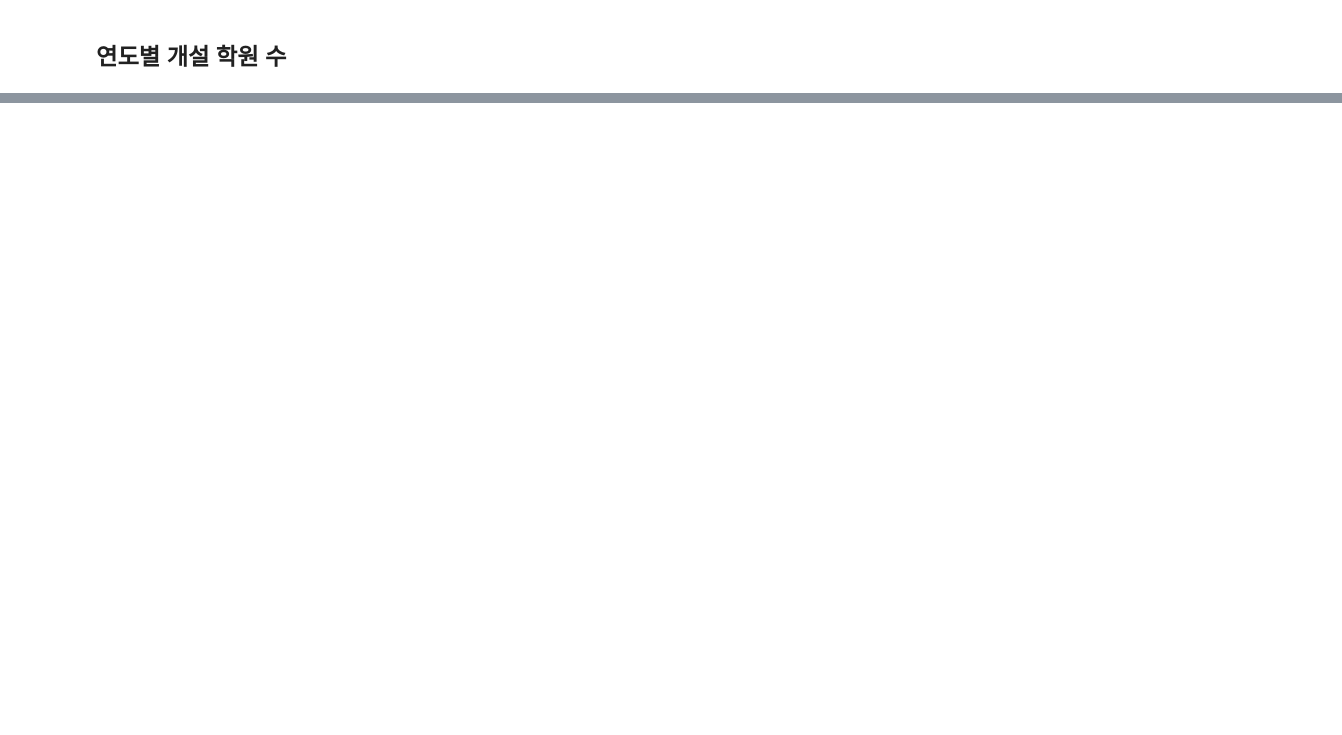
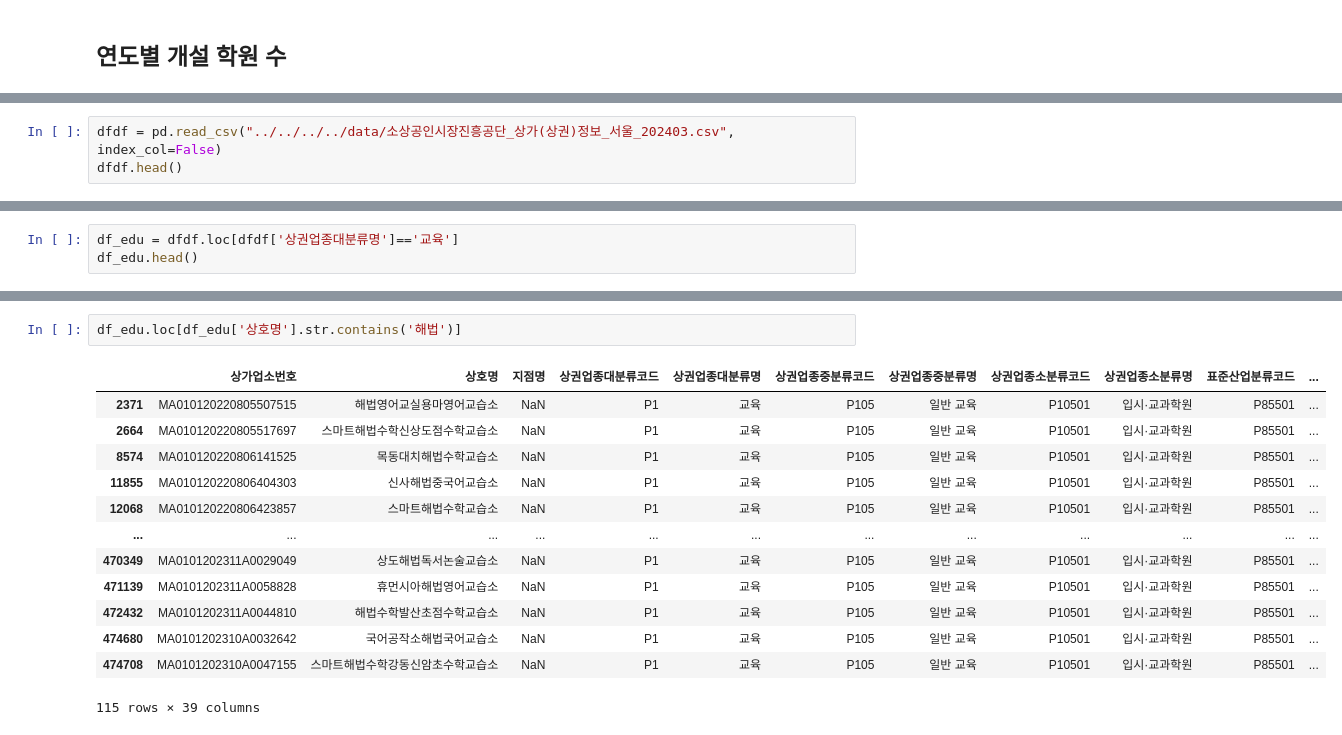
Before and after one commit to YoonseokChoi/EdTech, a Jupyter notebook: Data Analysis/Toy Projects/서울시 학원 교습소 분석/서울시 학원 교습소 분석.ipynb, the cells around one changed output, grey strips where cells are left out. Saved outputs shown, nothing was run; the diff lists cells and outputs as text; blank space fills up the shorter version.

```diff
--- a/Data Analysis/Toy Projects/서울시 학원 교습소 분석/서울시 학원 교습소 분석.ipynb
+++ b/Data Analysis/Toy Projects/서울시 학원 교습소 분석/서울시 학원 교습소 분석.ipynb
@@ -167,0 +153,3 @@ _=plt.title("< 연도별 개설된 해법학원 >")
+# %%
+dfdf = pd.read_csv("../../../../data/소상공인시장진흥공단_상가(상권)정보_서울_202403.csv", index_col=False)
+dfdf.head()
@@ -167,0 +179,3 @@ _=plt.title("< 연도별 개설된 해법학원 >")
+# %%
+df_edu = dfdf.loc[dfdf['상권업종대분류명']=='교육']
+df_edu.head()
@@ -167,0 +221,16 @@ _=plt.title("< 연도별 개설된 해법학원 >")
+# %%
+df_edu.loc[df_edu['상호명'].str.contains('해법')]
+# %% [output]
+|  | 상가업소번호 | 상호명 | 지점명 | 상권업종대분류코드 | 상권업종대분류명 | 상권업종중분류코드 | 상권업종중분류명 | 상권업종소분류코드 | 상권업종소분류명 | 표준산업분류코드 | ... |
+| 2371 | MA010120220805507515 | 해법영어교실용마영어교습소 | NaN | P1 | 교육 | P105 | 일반 교육 | P10501 | 입시·교과학원 | P85501 | ... |
+| 2664 | MA010120220805517697 | 스마트해법수학신상도점수학교습소 | NaN | P1 | 교육 | P105 | 일반 교육 | P10501 | 입시·교과학원 | P85501 | ... |
+| 8574 | MA010120220806141525 | 목동대치해법수학교습소 | NaN | P1 | 교육 | P105 | 일반 교육 | P10501 | 입시·교과학원 | P85501 | ... |
+| 11855 | MA010120220806404303 | 신사해법중국어교습소 | NaN | P1 | 교육 | P105 | 일반 교육 | P10501 | 입시·교과학원 | P85501 | ... |
+| 12068 | MA010120220806423857 | 스마트해법수학교습소 | NaN | P1 | 교육 | P105 | 일반 교육 | P10501 | 입시·교과학원 | P85501 | ... |
+| ... | ... | ... | ... | ... | ... | ... | ... | ... | ... | ... | ... |
+| 470349 | MA0101202311A0029049 | 상도해법독서논술교습소 | NaN | P1 | 교육 | P105 | 일반 교육 | P10501 | 입시·교과학원 | P85501 | ... |
+| 471139 | MA0101202311A0058828 | 휴먼시아해법영어교습소 | NaN | P1 | 교육 | P105 | 일반 교육 | P10501 | 입시·교과학원 | P85501 | ... |
+| 472432 | MA0101202311A0044810 | 해법수학발산초점수학교습소 | NaN | P1 | 교육 | P105 | 일반 교육 | P10501 | 입시·교과학원 | P85501 | ... |
+| 474680 | MA0101202310A0032642 | 국어공작소해법국어교습소 | NaN | P1 | 교육 | P105 | 일반 교육 | P10501 | 입시·교과학원 | P85501 | ... |
+| 474708 | MA0101202310A0047155 | 스마트해법수학강동신암초수학교습소 | NaN | P1 | 교육 | P105 | 일반 교육 | P10501 | 입시·교과학원 | P85501 | ... |
+115 rows × 39 columns
```
Also changed, not shown: parts of 27 cells of this notebook, 6 other files.
